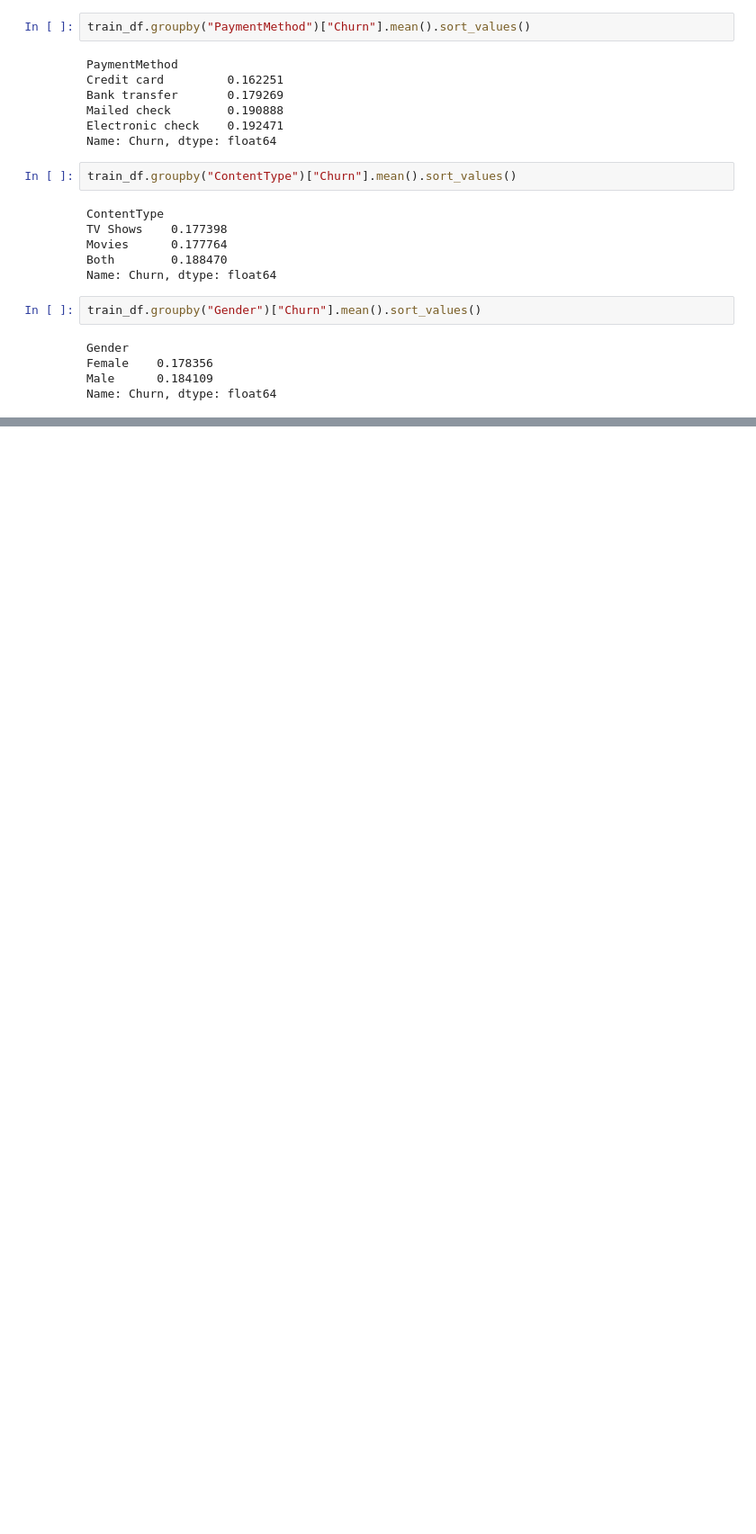
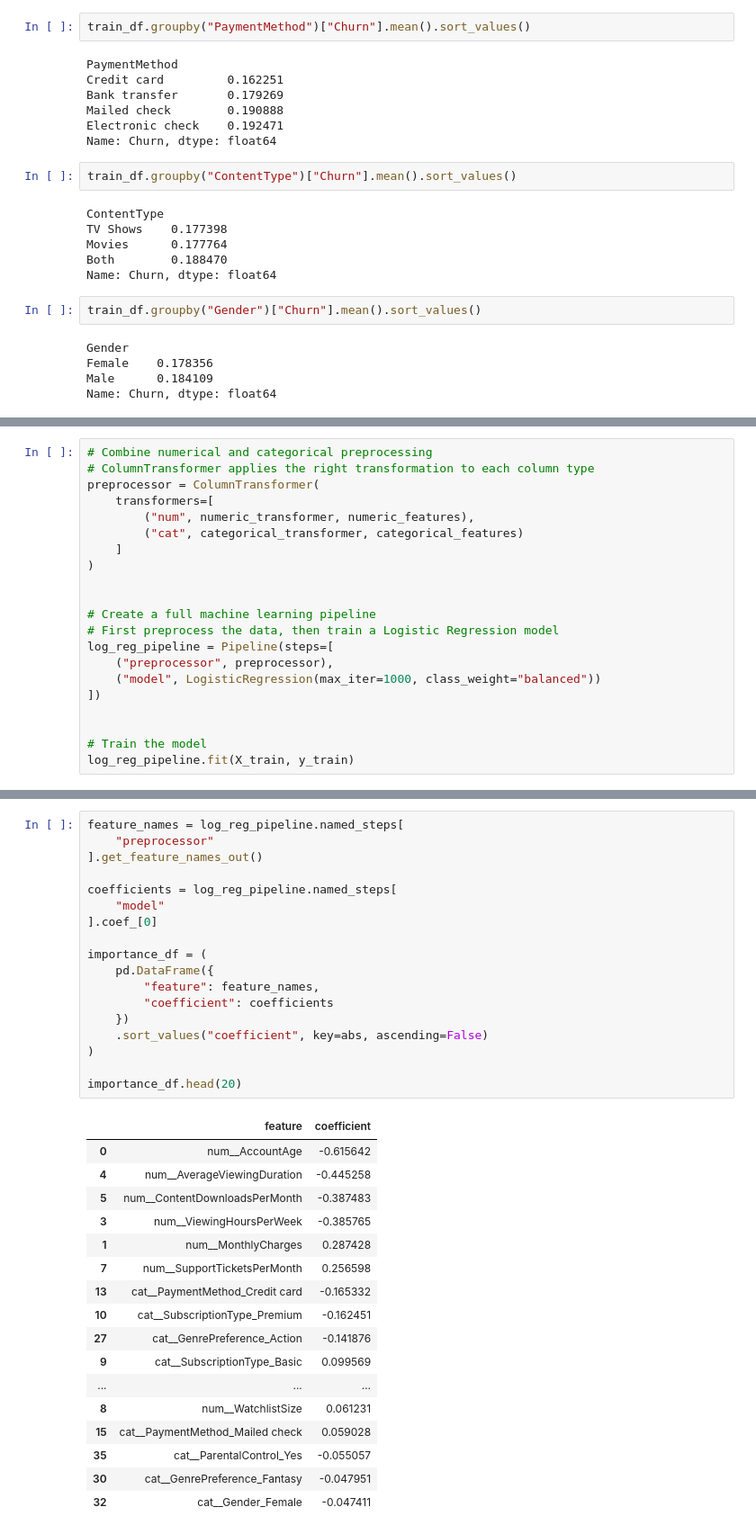
Before and after one commit to Soodabeh/retention-agent, a Jupyter notebook: notebooks/soodabeh-notebook.ipynb, the cells around one changed output, grey strips where cells are left out. Shown at 90% size. Drawn from its saved outputs; the diff is of its cells as text; blank space fills up the shorter version.

Commit message:
add logistic regression baseline and feature analysis

```diff
--- a/notebooks/soodabeh-notebook.ipynb
+++ b/notebooks/soodabeh-notebook.ipynb
@@ -303,0 +379,21 @@ Name: Churn, dtype: float64
+# %%
+# Combine numerical and categorical preprocessing
+# ColumnTransformer applies the right transformation to each column type
+preprocessor = ColumnTransformer(
+    transformers=[
+        ("num", numeric_transformer, numeric_features),
+        ("cat", categorical_transformer, categorical_features)
+    ]
+)
+
+
+# Create a full machine learning pipeline
+# First preprocess the data, then train a Logistic Regression model
+log_reg_pipeline = Pipeline(steps=[
+    ("preprocessor", preprocessor),
+    ("model", LogisticRegression(max_iter=1000, class_weight="balanced"))
+])
+
+
+# Train the model
+log_reg_pipeline.fit(X_train, y_train)
@@ -303,0 +456,36 @@ Name: Churn, dtype: float64
+# %%
+feature_names = log_reg_pipeline.named_steps[
+    "preprocessor"
+].get_feature_names_out()
+
+coefficients = log_reg_pipeline.named_steps[
+    "model"
+].coef_[0]
+
+importance_df = (
+    pd.DataFrame({
+        "feature": feature_names,
+        "coefficient": coefficients
+    })
+    .sort_values("coefficient", key=abs, ascending=False)
+)
+
+importance_df.head(20)
+# %% [output]
+|  | feature | coefficient |
+| 0 | num__AccountAge | -0.615642 |
+| 4 | num__AverageViewingDuration | -0.445258 |
+| 5 | num__ContentDownloadsPerMonth | -0.387483 |
+| 3 | num__ViewingHoursPerWeek | -0.385765 |
+| 1 | num__MonthlyCharges | 0.287428 |
+| 7 | num__SupportTicketsPerMonth | 0.256598 |
+| 13 | cat__PaymentMethod_Credit card | -0.165332 |
+| 10 | cat__SubscriptionType_Premium | -0.162451 |
+| 27 | cat__GenrePreference_Action | -0.141876 |
+| 9 | cat__SubscriptionType_Basic | 0.099569 |
+| ... | ... | ... |
+| 8 | num__WatchlistSize | 0.061231 |
+| 15 | cat__PaymentMethod_Mailed check | 0.059028 |
+| 35 | cat__ParentalControl_Yes | -0.055057 |
+| 30 | cat__GenrePreference_Fantasy | -0.047951 |
+| 32 | cat__Gender_Female | -0.047411 |
```
Also changed, not shown: parts of 9 cells of this notebook, 1 other file.
